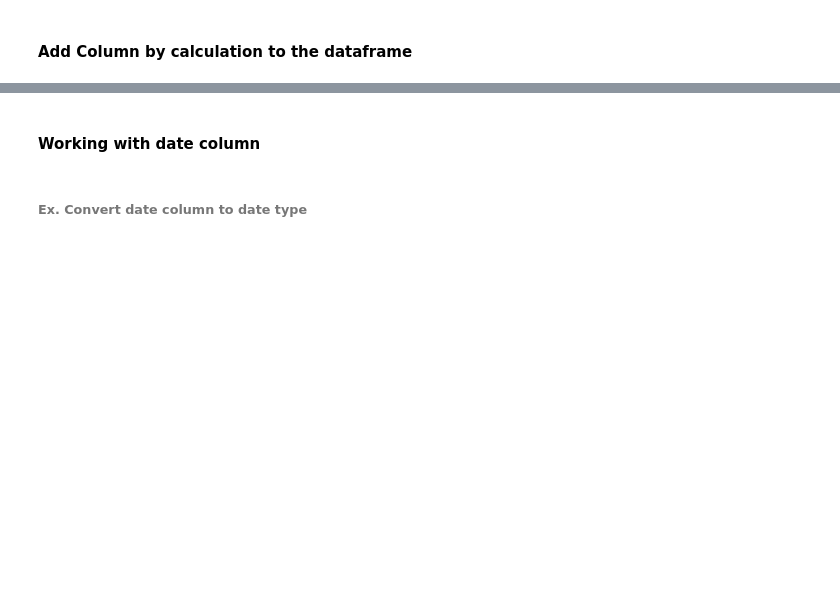
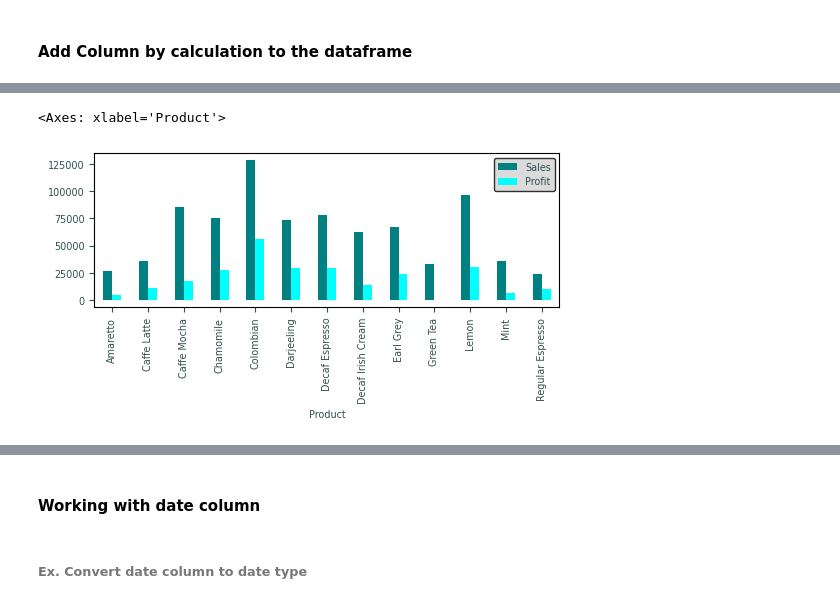
Before and after one commit to knowledge-corner/Cummins_Material, a Jupyter notebook: Classwork/Module 2 - Data Handling.ipynb, the cells around one changed output, grey strips where cells are left out. Drawn from its saved outputs; the diff is of its cells as text; code cells hidden in the pictures; blank space fills up the shorter version.

```diff
--- a/Classwork/Module 2 - Data Handling.ipynb
+++ b/Classwork/Module 2 - Data Handling.ipynb
@@ -679,0 +821,5 @@ print(df.Product.unique().tolist())
+# %%
+df.groupby(by = "Product")[["Sales", "Profit"]].sum().plot(kind = "bar", color = ["Teal", "cyan"])
+# %% [output]
+<Axes: xlabel='Product'>
+[figure, added]
```
Also changed, not shown: parts of 52 cells of this notebook, 1 other file.
